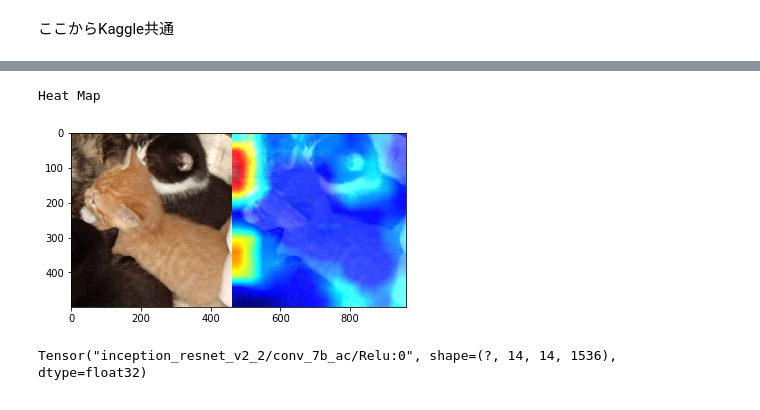
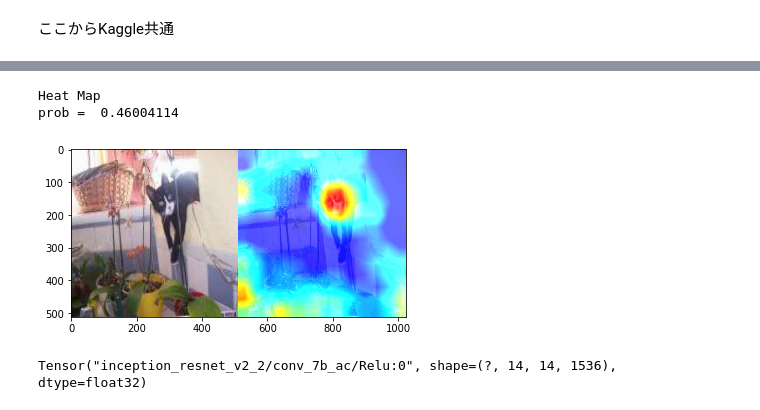
Before and after one commit to muraryu/dogcat, a Jupyter notebook: dogcat_mura.ipynb, the cells around one changed output, grey strips where cells are left out. Saved outputs shown, nothing was run; the diff lists cells and outputs as text; code cells hidden in the pictures.

```diff
--- a/dogcat_mura.ipynb
+++ b/dogcat_mura.ipynb
@@ -42,6 +42,7 @@ test_pre_dir = 'test_pre/'
 train_labels_path = 'drive/My Drive/dogcat/input/train_label.csv'
 sample_submission_path = 'drive/My Drive/dogcat/input/sample_submission.csv'
 gradcam_dir = 'drive/My Drive/dogcat/GradCAM++/'
+model_check_point_dir = 'drive/My Drive/dogcat/model/'
 
 # Google Colaboratory環境であることを示すフラグ
 google_colab_flag = []
@@ -801,7 +806,8 @@ fout.close()
 # %%
-# Ggrad-CAM++による判断根拠可視化
+# Grad-CAM++による判断根拠可視化
 # CNNの最終畳み込み層を指定する必要あり
 # 事前にCNN_modelに学習済みCNNモデルを入れておく
+# 以下は活性化関数が２階微分で０になることが前提
 # https://qiita.com/Dason08/items/a8013b3fa4d303f5c41c
 import pandas as pd
 import numpy as np
@@ -880,34 +886,51 @@ def Grad_Cam_plus_plus(input_model, layer_name, x, row, col):
     #ヒートマップを描く
     grad_CAM_map = cv2.resize(grad_CAM_map, (row, col), cv2.INTER_LINEAR)
     jetcam = cv2.applyColorMap(np.uint8(255 * grad_CAM_map), cv2.COLORMAP_JET)  # モノクロ画像に疑似的に色をつける
     jetcam = (np.float32(jetcam) + x / 2)   # もとの画像に合成
 
     return jetcam
 
-image_path = test_dir + '6549.jpg' # Target image file path
+image_path = test_dir + '2809.jpg' # Target image file path
+#image_path = 'drive/My Drive/dogcat/input/S__40247300.jpg'
 
 target_layer = 'inception_resnet_v2' # InceptionResNetV2
 row = value_space["width_x_height"][near_vector["width_x_height"]]
 col = value_space["width_x_height"][near_vector["width_x_height"]]
 
 img = img_to_array(load_img(image_path,target_size=(row,col)))
 img_GCAMplusplus = Grad_Cam_plus_plus(CNN_model, target_layer, img, row, col)
 time = time.ctime()
 img_Gplusplusname = gradcam_dir +os.path.basename(image_path) + "_GCAM++.jpg"
+os.makedirs(gradcam_dir, exist_ok=True)
 cv2.imwrite(img_Gplusplusname, img_GCAMplusplus)
 
 def hconcat_resize_min(im_list, interpolation=cv2.INTER_CUBIC):
     h_min = min(im.shape[0] for im in im_list)
     im_list_resize = [cv2.resize(im, (int(im.shape[1] * h_min / im.shape[0]), h_min), interpolation=interpolation)
                       for im in im_list]
     return cv2.hconcat(im_list_resize)
 
-original_image = cv2.cvtColor(cv2.imread(image_path), cv2.COLOR_BGR2RGB)
+original_image = cv2.cvtColor(cv2.resize(cv2.imread(image_path), (row,col)), cv2.COLOR_BGR2RGB)
 gradcam_image = cv2.cvtColor(cv2.imread(img_Gplusplusname), cv2.COLOR_BGR2RGB)
 im_h_resize = hconcat_resize_min([original_image, gradcam_image])
 plt.imshow(im_h_resize)
 print('Heat Map')
+
+# 予測
+img_predict = []
+try:
+    img = Image.open(image_path)  # 画像読み込み
+    img = img.convert("RGB")
+    img = img.resize((row, col))  # 画像のリサイズ
+    img_array = np.asarray(img)
+    img_predict.append(img_array)
+except Exception as e:
+    pass
+img_predict = np.asarray(img_predict) / 255.
+result_predict = CNN_model.predict(img_predict)
+print('prob = ', result_predict[0][0])
 # %% [output]
 Heat Map
+prob =  0.46004114
-[figure, old version]
+[figure, new version]
 # %%
```
Also changed, not shown: parts of 6 cells of this notebook.
